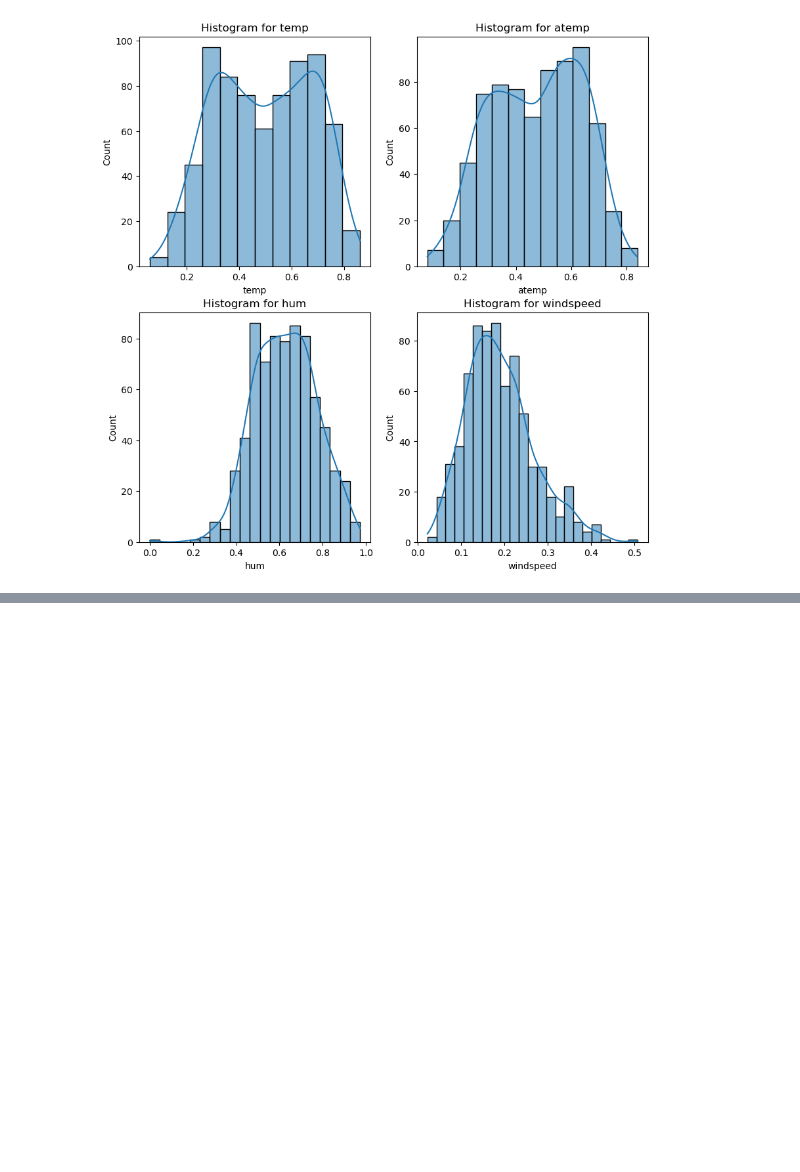
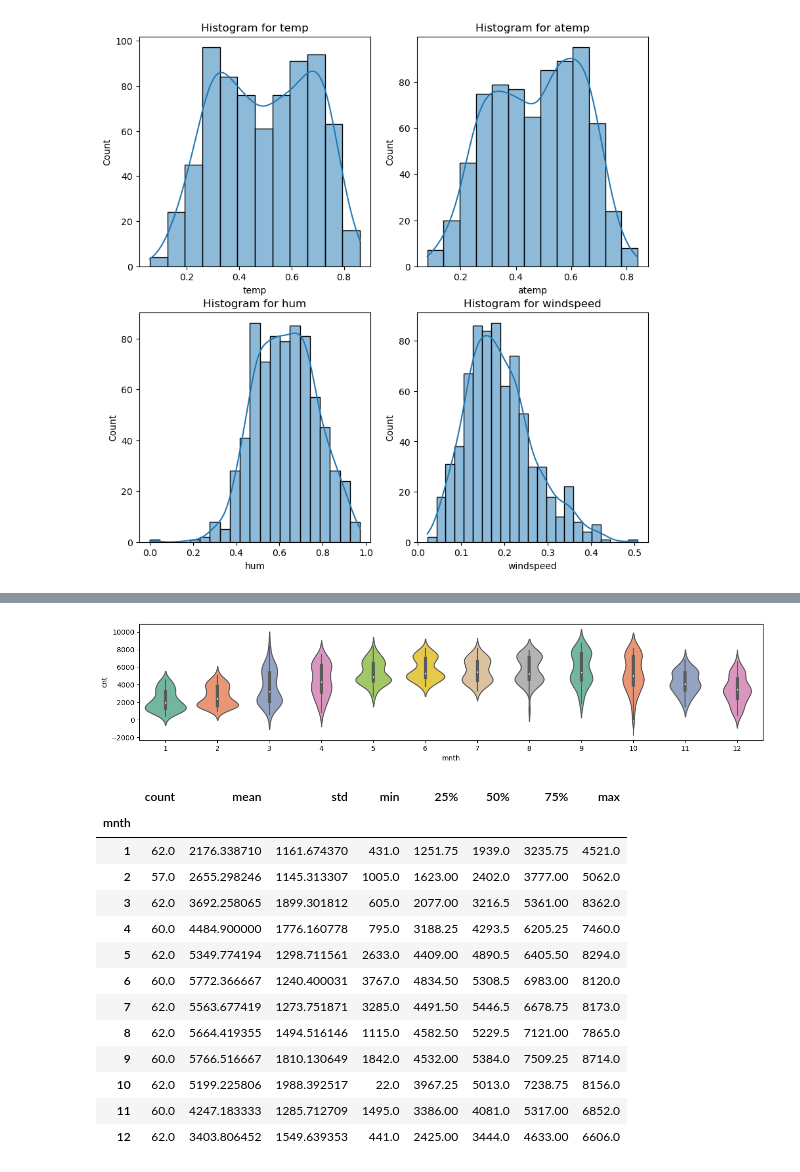
Before and after one commit to ania293/Multiple_Linear_Regression_Bike_Sharing, a Jupyter notebook: bike_sharing.ipynb, the cells around one changed output, grey strips where cells are left out. Cells and saved outputs as stored; diff of their text form; code cells hidden in the pictures; blank space fills up the shorter version.

```diff
--- a/bike_sharing.ipynb
+++ b/bike_sharing.ipynb
@@ -167,0 +265,22 @@ plt.show()
+# %%
+plt.figure(figsize=(16, 3))
+sns.violinplot(y=bike_daily[target], x=bike_daily['mnth'], palette="Set2")
+plt.show()
+
+bike_daily.groupby('mnth')['cnt'].describe()
+# %% [output]
+[figure, added]
+|  | count | mean | std | min | 25% | 50% | 75% | max |
+| mnth |  |  |  |  |  |  |  |  |
+| 1 | 62.0 | 2176.338710 | 1161.674370 | 431.0 | 1251.75 | 1939.0 | 3235.75 | 4521.0 |
+| 2 | 57.0 | 2655.298246 | 1145.313307 | 1005.0 | 1623.00 | 2402.0 | 3777.00 | 5062.0 |
+| 3 | 62.0 | 3692.258065 | 1899.301812 | 605.0 | 2077.00 | 3216.5 | 5361.00 | 8362.0 |
+| 4 | 60.0 | 4484.900000 | 1776.160778 | 795.0 | 3188.25 | 4293.5 | 6205.25 | 7460.0 |
+| 5 | 62.0 | 5349.774194 | 1298.711561 | 2633.0 | 4409.00 | 4890.5 | 6405.50 | 8294.0 |
+| 6 | 60.0 | 5772.366667 | 1240.400031 | 3767.0 | 4834.50 | 5308.5 | 6983.00 | 8120.0 |
+| 7 | 62.0 | 5563.677419 | 1273.751871 | 3285.0 | 4491.50 | 5446.5 | 6678.75 | 8173.0 |
+| 8 | 62.0 | 5664.419355 | 1494.516146 | 1115.0 | 4582.50 | 5229.5 | 7121.00 | 7865.0 |
+| 9 | 60.0 | 5766.516667 | 1810.130649 | 1842.0 | 4532.00 | 5384.0 | 7509.25 | 8714.0 |
+| 10 | 62.0 | 5199.225806 | 1988.392517 | 22.0 | 3967.25 | 5013.0 | 7238.75 | 8156.0 |
+| 11 | 60.0 | 4247.183333 | 1285.712709 | 1495.0 | 3386.00 | 4081.0 | 5317.00 | 6852.0 |
+| 12 | 62.0 | 3403.806452 | 1549.639353 | 441.0 | 2425.00 | 3444.0 | 4633.00 | 6606.0 |
```
Also changed, not shown: parts of 22 cells of this notebook.
